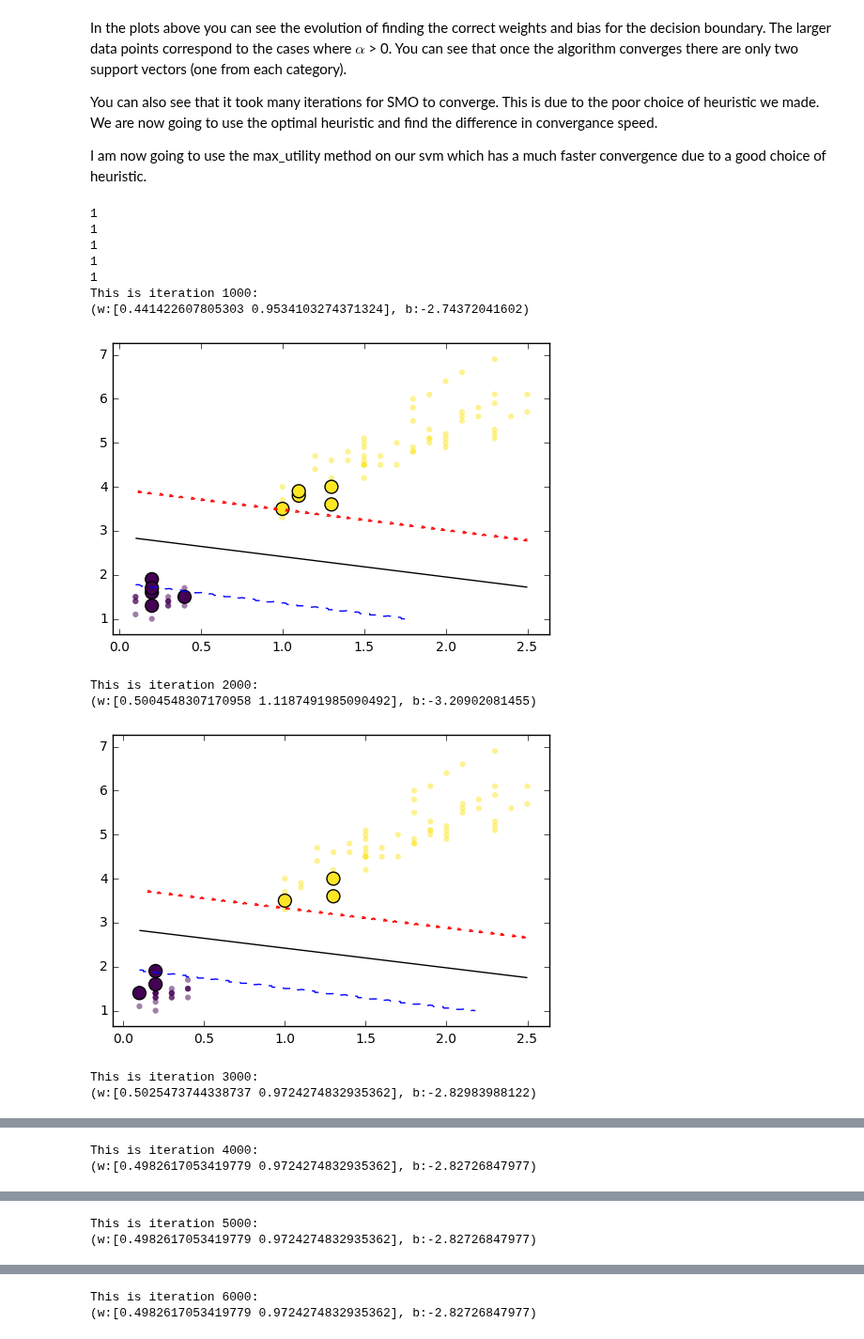
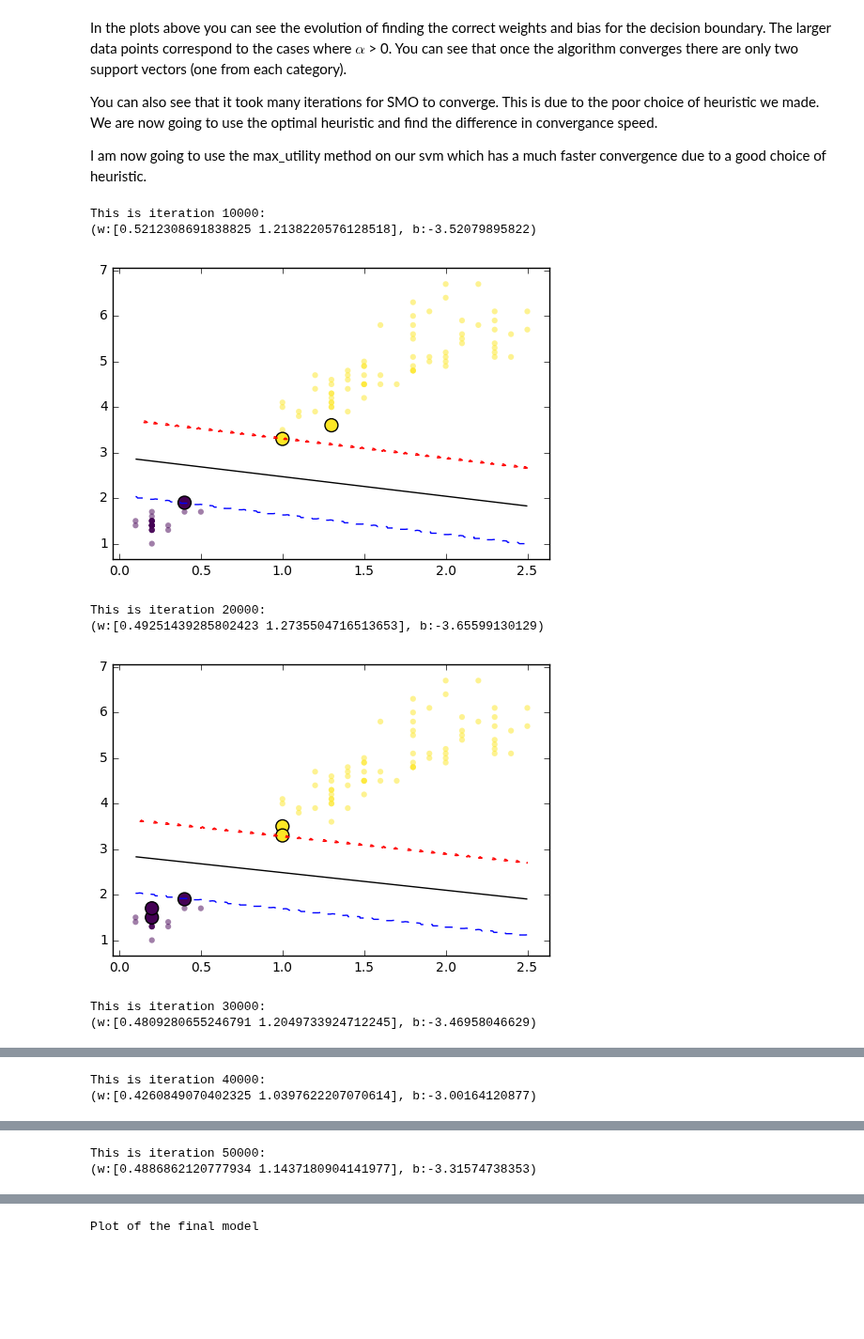
Before and after one commit to reza-asad/SVM-with-SMO, a Jupyter notebook: SVM.ipynb, the cells around one changed output, grey strips where cells are left out. Shown at 94% size. Saved outputs shown, nothing was run; the diff lists cells and outputs as text; code cells hidden in the pictures; blank space fills up the shorter version.

```diff
--- a/SVM.ipynb
+++ b/SVM.ipynb
@@ -90,20 +90,15 @@ I am now going to use the max_utility method on our svm which has a much faster
 # %%
 from svm import *
 
 svm_fast = SVM(X_train.copy(), y_train.copy(), verbose=True)
-alpha, w, b = svm_fast.max_utility(print_every=1000)
+alpha, w, b = svm_fast.max_utility(print_every=10000)
 print "Error rate on the validataion data: {}".format(sum((svm.predict(X_val) != y_val)) / float(len(y_val)))
 # %% [output]
-1
-1
-1
-1
-1
-This is iteration 1000:
-(w:[0.441422607805303 0.9534103274371324], b:-2.74372041602)
+This is iteration 10000:
+(w:[0.5212308691838825 1.2138220576128518], b:-3.52079895822)
-[figure, old version]
+[figure, new version]
-This is iteration 2000:
-(w:[0.5004548307170958 1.1187491985090492], b:-3.20902081455)
+This is iteration 20000:
+(w:[0.49251439285802423 1.2735504716513653], b:-3.65599130129)
-[figure, old version]
+[figure, new version]
-This is iteration 3000:
-(w:[0.5025473744338737 0.9724274832935362], b:-2.82983988122)
+This is iteration 30000:
+(w:[0.4809280655246791 1.2049733924712245], b:-3.46958046629)
@@ -111,2 +106,2 @@ This is iteration 3000:
-This is iteration 4000:
-(w:[0.4982617053419779 0.9724274832935362], b:-2.82726847977)
+This is iteration 40000:
+(w:[0.4260849070402325 1.0397622207070614], b:-3.00164120877)
@@ -114,2 +109,2 @@ This is iteration 4000:
-This is iteration 5000:
-(w:[0.4982617053419779 0.9724274832935362], b:-2.82726847977)
+This is iteration 50000:
+(w:[0.4886862120777934 1.1437180904141977], b:-3.31574738353)
@@ -117,2 +112 @@ This is iteration 5000:
-This is iteration 6000:
-(w:[0.4982617053419779 0.9724274832935362], b:-2.82726847977)
+Plot of the final model
```
Also changed, not shown: parts of 5 cells of this notebook, 4 other files.
